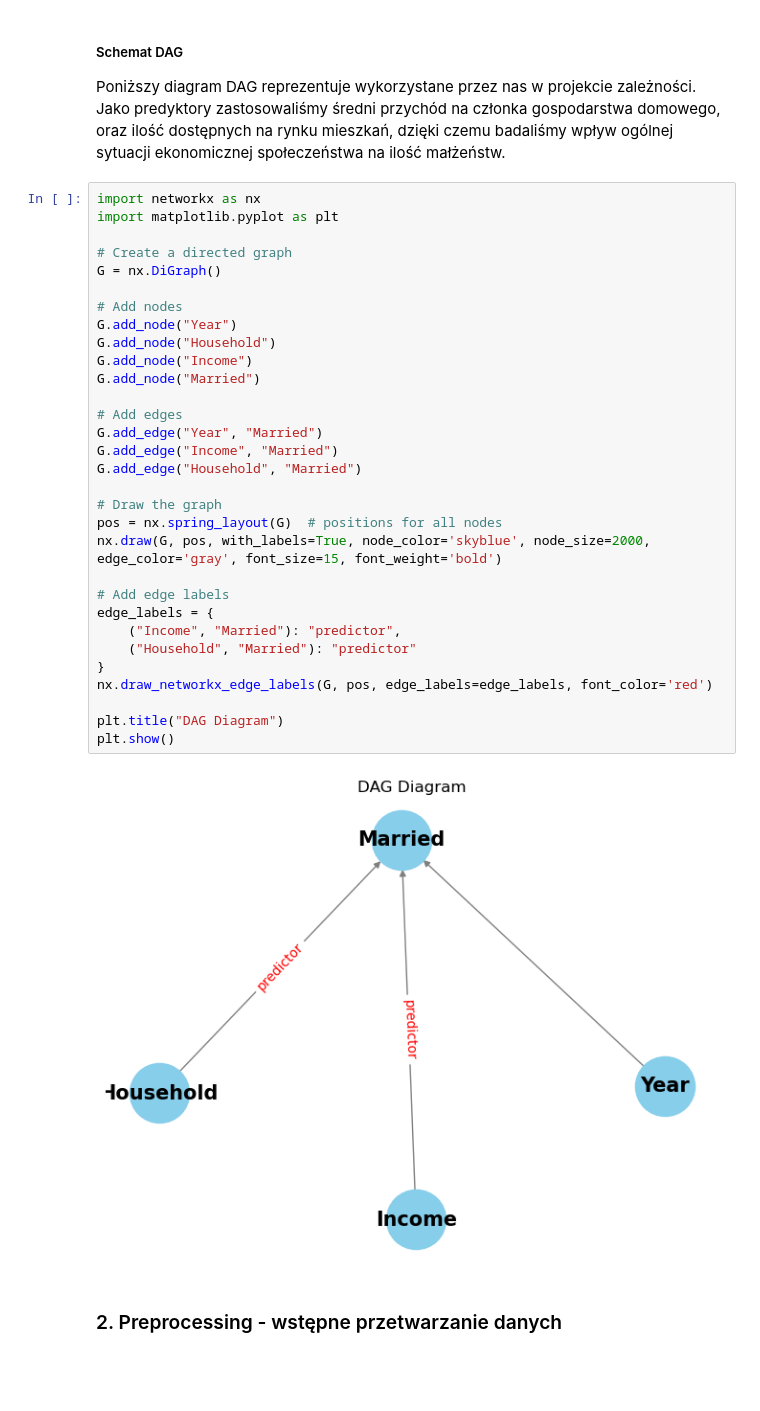
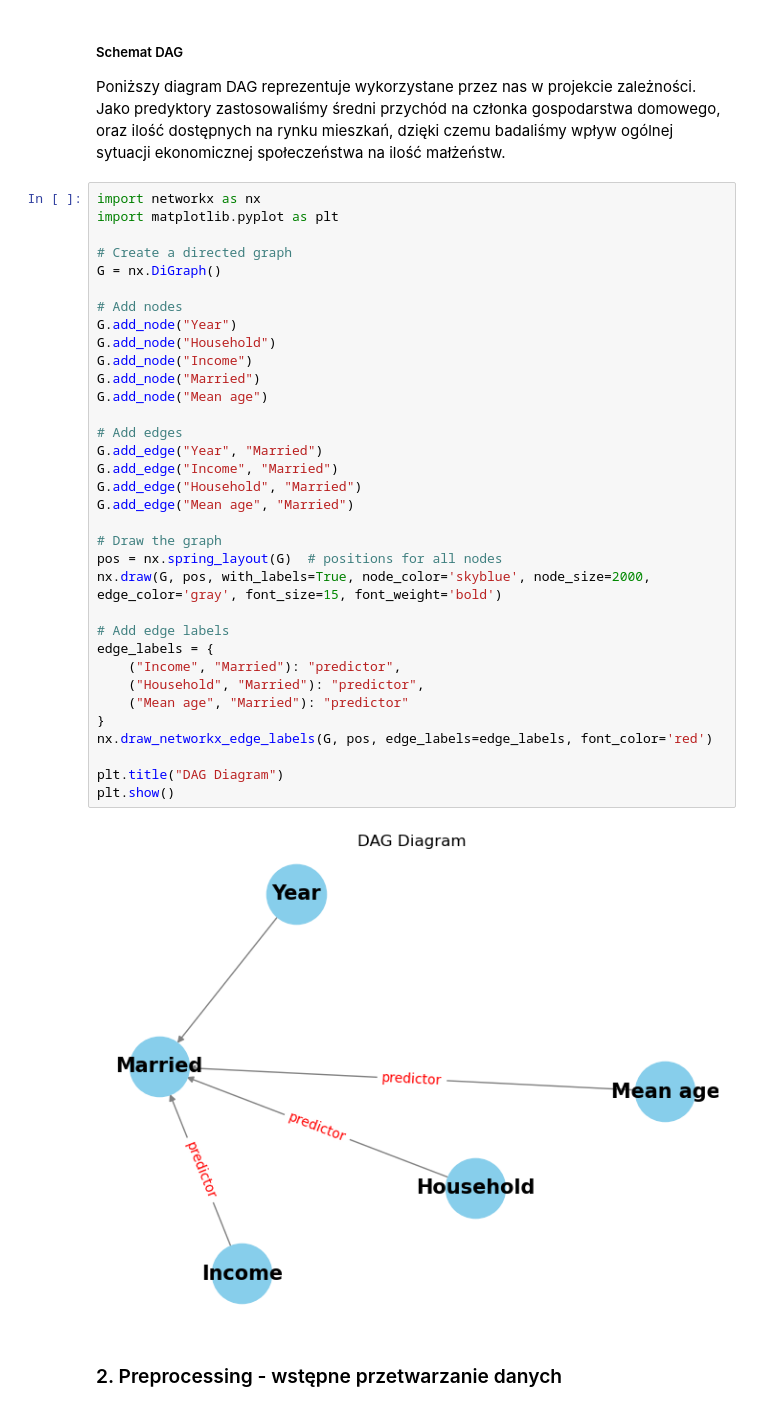
Before and after one commit to Julnowak/DA_project, a Jupyter notebook: final.ipynb, the cells around one changed output. Drawn from its saved outputs; the diff is of its cells as text; blank space fills up the shorter version.

```diff
--- a/final.ipynb
+++ b/final.ipynb
@@ -28,35 +28,38 @@ Poniższy diagram DAG reprezentuje wykorzystane przez nas w projekcie zależnoś
 import networkx as nx
 import matplotlib.pyplot as plt
 
 # Create a directed graph
 G = nx.DiGraph()
 
 # Add nodes
 G.add_node("Year")
 G.add_node("Household")
 G.add_node("Income")
 G.add_node("Married")
+G.add_node("Mean age")
 
 # Add edges
 G.add_edge("Year", "Married")
 G.add_edge("Income", "Married")
 G.add_edge("Household", "Married")
+G.add_edge("Mean age", "Married")
 
 # Draw the graph
 pos = nx.spring_layout(G)  # positions for all nodes
 nx.draw(G, pos, with_labels=True, node_color='skyblue', node_size=2000, edge_color='gray', font_size=15, font_weight='bold')
 
 # Add edge labels
 edge_labels = {
     ("Income", "Married"): "predictor",
-    ("Household", "Married"): "predictor"
+    ("Household", "Married"): "predictor",
+    ("Mean age", "Married"): "predictor"
 }
 nx.draw_networkx_edge_labels(G, pos, edge_labels=edge_labels, font_color='red')
 
 plt.title("DAG Diagram")
 plt.show()
 # %% [output]
-[figure, old version]
+[figure, new version]
 # %% [markdown]
 ### 2. Preprocessing - wstępne przetwarzanie danych
 # %% [markdown]
```
Also changed, not shown: parts of 7 cells of this notebook.
